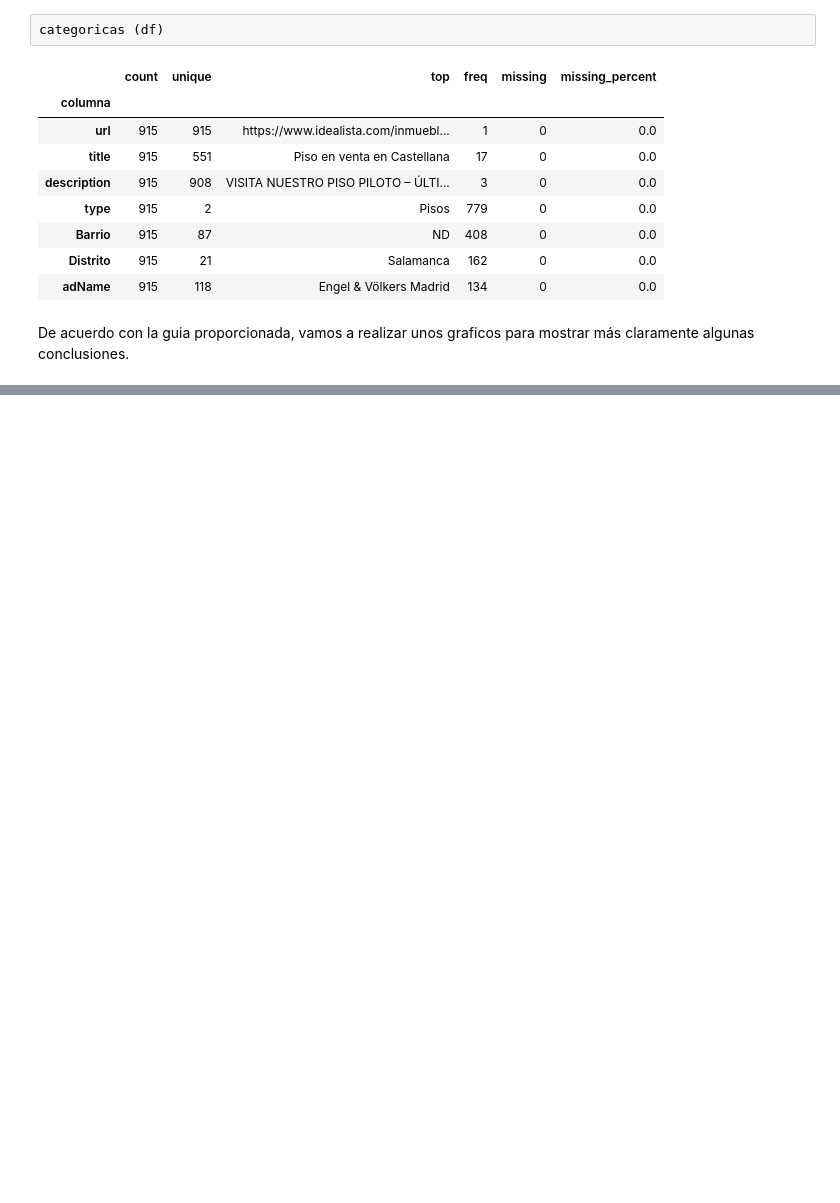
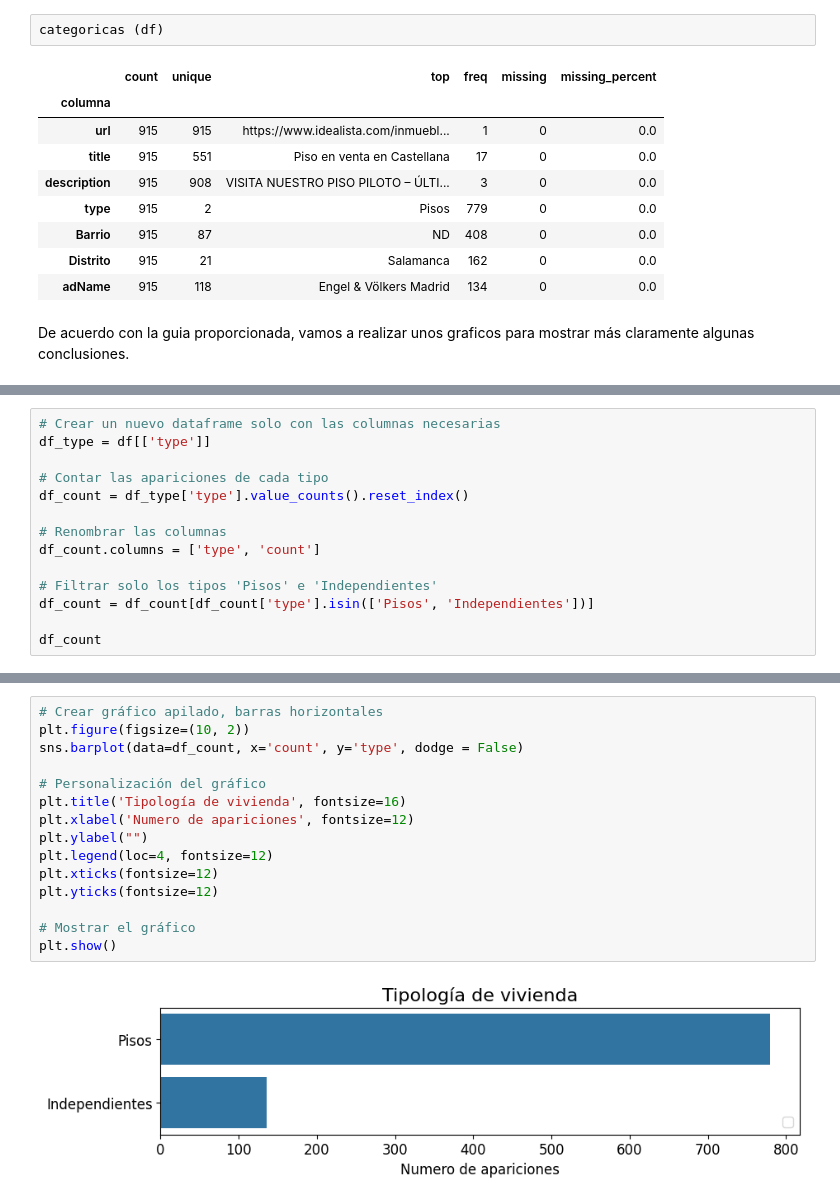
Before and after one commit to angelgvill/DS_Analisis_Datos, a Jupyter notebook: notebooks/02_Analisis_exploratorio.ipynb, the cells around one changed output, grey strips where cells are left out. Cells and saved outputs as stored; diff of their text form; blank space fills up the shorter version.

```diff
--- a/notebooks/02_Analisis_exploratorio.ipynb
+++ b/notebooks/02_Analisis_exploratorio.ipynb
@@ -156,0 +231,14 @@ plt.show()
+# %%
+# Crear un nuevo dataframe solo con las columnas necesarias
+df_type = df[['type']]
+
+# Contar las apariciones de cada tipo
+df_count = df_type['type'].value_counts().reset_index()
+
+# Renombrar las columnas
+df_count.columns = ['type', 'count']
+
+# Filtrar solo los tipos 'Pisos' e 'Independientes'
+df_count = df_count[df_count['type'].isin(['Pisos', 'Independientes'])]
+
+df_count
@@ -156,0 +266,17 @@ plt.show()
+# %%
+# Crear gráfico apilado, barras horizontales
+plt.figure(figsize=(10, 2))
+sns.barplot(data=df_count, x='count', y='type', dodge = False)
+
+# Personalización del gráfico
+plt.title('Tipología de vivienda', fontsize=16)
+plt.xlabel('Numero de apariciones', fontsize=12)
+plt.ylabel("")
+plt.legend(loc=4, fontsize=12)
+plt.xticks(fontsize=12)
+plt.yticks(fontsize=12)
+
+# Mostrar el gráfico
+plt.show()
+# %% [output]
+[figure, added]
```
Also changed, not shown: parts of 35 cells of this notebook, 11 other files.
